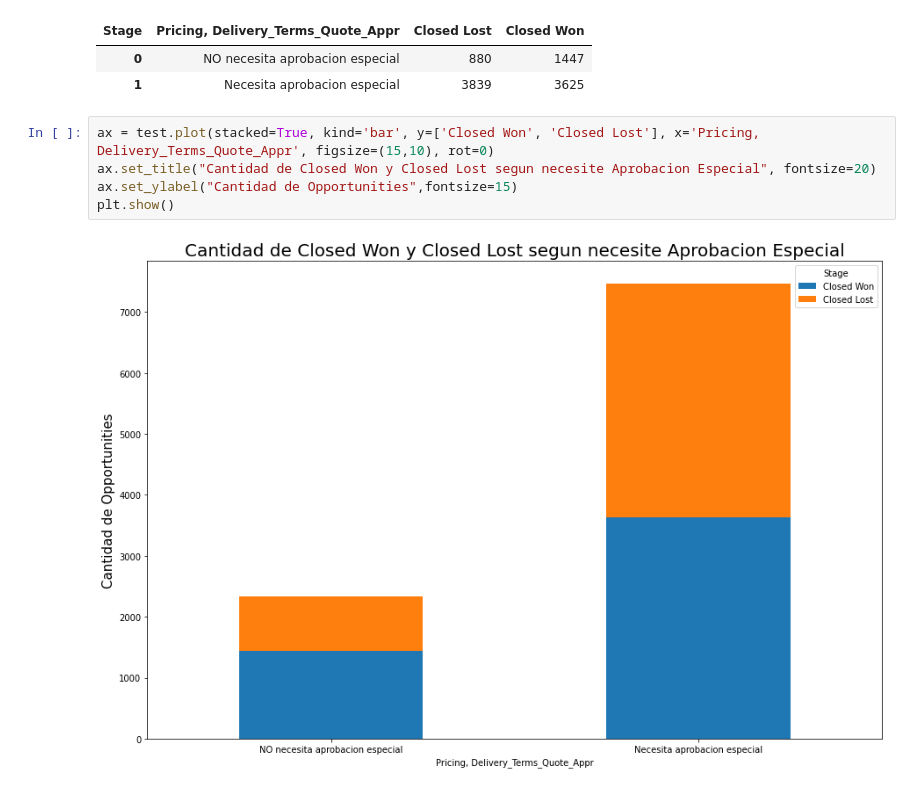
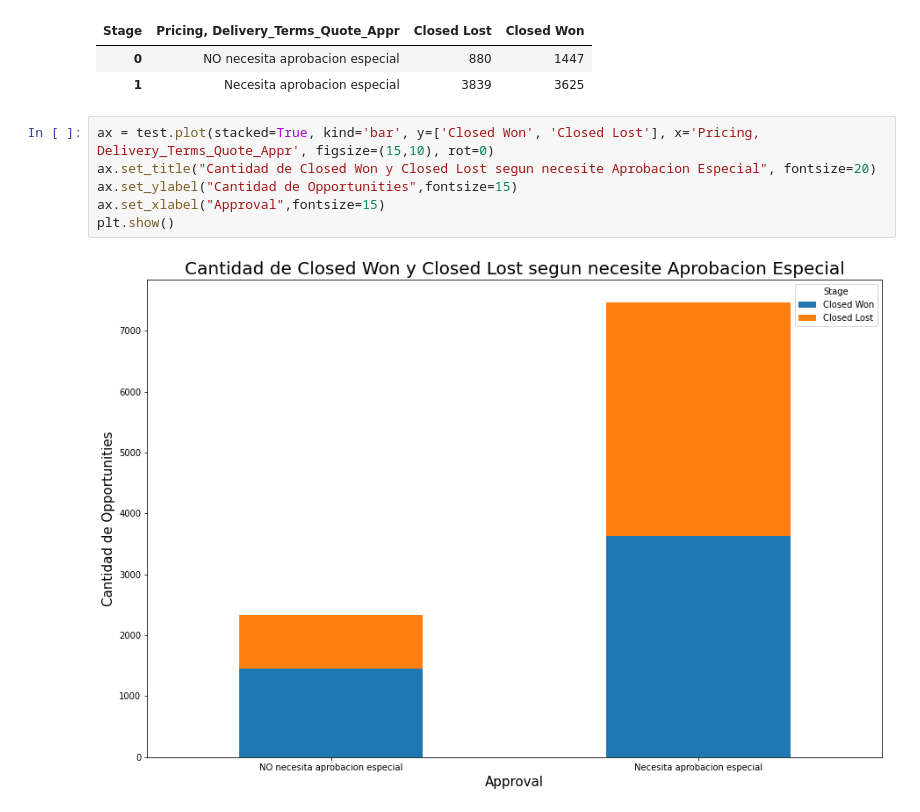
Before and after one commit to joaquinparodi/TP-DATOS, a Jupyter notebook: Analisis/Analisis Agustin.ipynb, the cells around one changed output. Saved outputs shown, nothing was run; the diff lists cells and outputs as text.

```diff
--- a/Analisis/Analisis Agustin.ipynb
+++ b/Analisis/Analisis Agustin.ipynb
@@ -541,7 +560,8 @@ test
 # %%
 ax = test.plot(stacked=True, kind='bar', y=['Closed Won', 'Closed Lost'], x='Pricing, Delivery_Terms_Quote_Appr', figsize=(15,10), rot=0)
 ax.set_title("Cantidad de Closed Won y Closed Lost segun necesite Aprobacion Especial", fontsize=20)
 ax.set_ylabel("Cantidad de Opportunities",fontsize=15)
+ax.set_xlabel("Approval",fontsize=15)
 plt.show()
 # %% [output]
-[figure, old version]
+[figure, new version]
```
Also changed, not shown: parts of 4 cells of this notebook.
